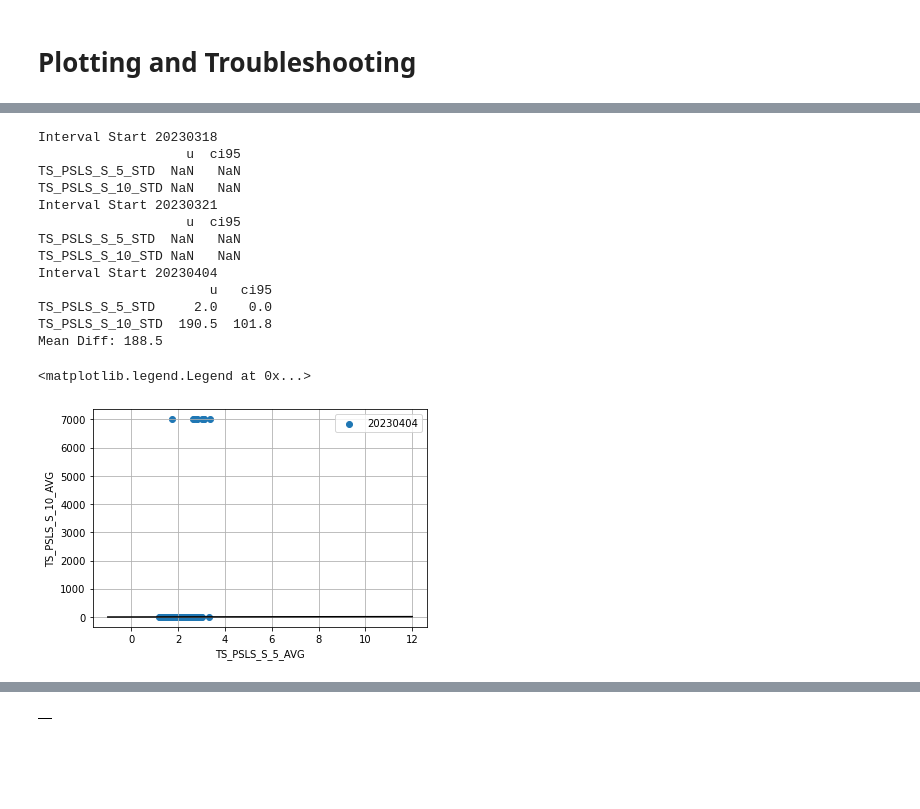
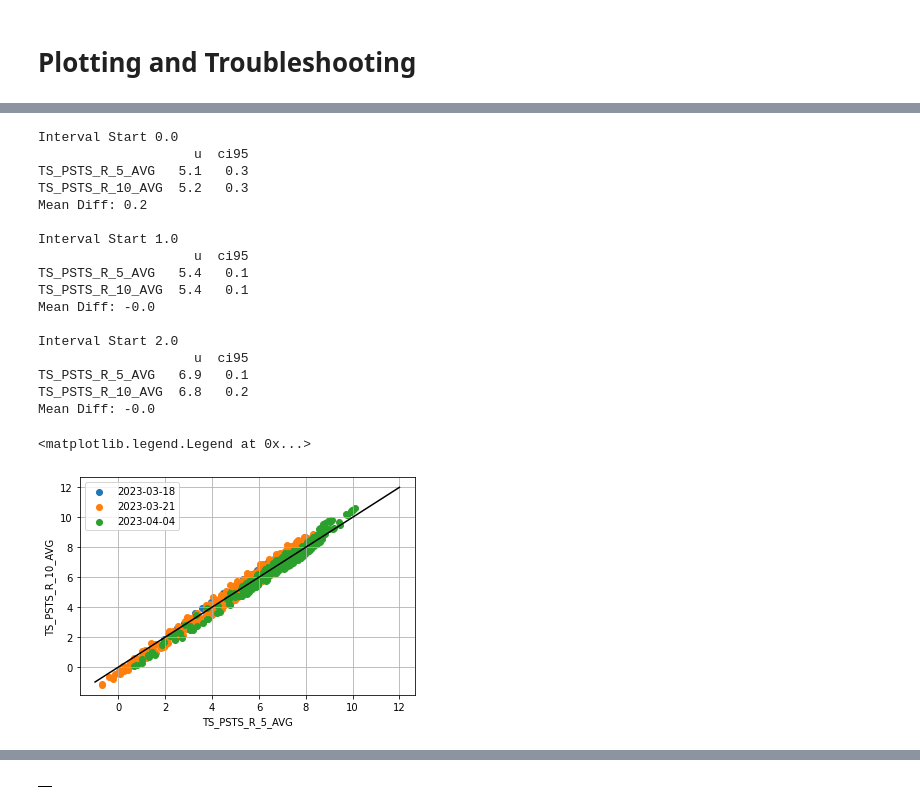
Before and after one commit to ubc-micromet/DataLogger_Programs, a Jupyter notebook: BBS/CompileSoilData.ipynb, the cells around one changed output, grey strips where cells are left out. Drawn from its saved outputs; the diff is of its cells as text; code cells hidden in the pictures; blank space fills up the shorter version.

```diff
--- a/BBS/CompileSoilData.ipynb
+++ b/BBS/CompileSoilData.ipynb
@@ -202,0 +176,24 @@ plt.tight_layout()
+# %%
+Ecosystems = ['PSLS','PSTS','PSW']
+Depths = ['5','10','30']
+Treatments = ['R','S']
+
+ByDay = AllData.resample('D').mean()
+
+fig,axes=plt.subplots(3,2,figsize=(10,10),sharey=True,sharex=True)
+for i,d in enumerate(Depths):
+    ax = axes[i]
+    for j,t in enumerate(Treatments):
+        cols = [f'TS_{eco}_{t}_{d}_AVG' for eco in Ecosystems]
+        ByDay[cols].plot(ax=ax[j])
+        ax[j].legend(Ecosystems)
+        ax[j].grid()
+        ax[j].set_title(f'{t} {d} cm')
+    ax[0].set_ylabel('$\circ$ C')
+
+ax[0].xaxis.set_major_formatter(mdates.DateFormatter('%Y-%m-%d'))
+ax[0].minorticks_off()
+fig.autofmt_xdate()
+
+plt.tight_layout(rect =[0,0,1,.97])
+plt.suptitle('Daily Soil Temperatures',fontsize=14)
@@ -203,6 +265,5 @@ plt.tight_layout()
 # %%
 from scipy import stats
-
 def Compare(Subset):
 
        U = Subset.mean()
@@ -210,57 +271,56 @@ def Compare(Subset):
        C = Subset.count()
        CI = np.round((S/C**.5)*stats.t.ppf(.95,C),2)
        C = C.to_frame()
 
        C['n'] = C[0]
        C['u'] = U
        C['std'] = S
        C['ci95'] = C['std']/C['n']**.5*stats.t.ppf(0.95,C['n'])
 
        print(C[['u','ci95']].round(1))
 
        print('Mean Diff:', C['u'].diff().dropna().round(1).values[0])
        print()
 
-
-pos_x,treatment_x,depth_x,agg='PSLS','S','5','STD'
-pos_y,treatment_y,depth_y,agg='PSLS','S','10','STD'
+var_x,pos_x,treatment_x,depth_x,agg='TS','PSTS','R','5','AVG'
+var_y,pos_y,treatment_y,depth_y,agg='TS','PSTS','R','10','AVG'
 
 fig,ax=plt.subplots()
 
-for i in AllData['Interval_ID'].dropna().unique():
+for i in AllData['Service_ID'].dropna().unique():
        try:
               print('Interval Start',i)
-              Subset = AllData.loc[AllData['Interval_ID']==i,
-                     [f'TS_{pos_x}_{treatment_x}_{depth_x}_{agg}',
-                     f'TS_{pos_y}_{treatment_y}_{depth_y}_{agg}']]
+              X = f'{var_y}_{pos_x}_{treatment_x}_{depth_x}_{agg}'
+              Y = f'{var_y}_{pos_y}_{treatment_y}_{depth_y}_{agg}'
+              Subset = AllData.loc[AllData['Service_ID']==i,[X,Y]]
               Compare(Subset)
-
-              ax.scatter(Subset[f'TS_{pos_x}_{treatment_x}_{depth_x}_{agg}'],
-                     Subset[f'TS_{pos_y}_{treatment_y}_{depth_y}_{agg}'],
-                     label=str(i)
-                     )
+              ax.scatter(Subset[X],Subset[Y],label=Interval_IDs[i])
        except:
               pass
 ax.plot([-1,12],[-1,12],color='k')
 ax.grid()
 ax.set_xlabel(f'TS_{pos_x}_{treatment_x}_{depth_x}_AVG')
 ax.set_ylabel(f'TS_{pos_y}_{treatment_y}_{depth_y}_AVG')
 
 ax.legend()
 # %% [output]
-Interval Start 20230318
-                   u  ci95
-TS_PSLS_S_5_STD  NaN   NaN
-TS_PSLS_S_10_STD NaN   NaN
-Interval Start 20230321
-                   u  ci95
-TS_PSLS_S_5_STD  NaN   NaN
-TS_PSLS_S_10_STD NaN   NaN
-Interval Start 20230404
-                      u   ci95
-TS_PSLS_S_5_STD     2.0    0.0
-TS_PSLS_S_10_STD  190.5  101.8
-Mean Diff: 188.5
+Interval Start 0.0
+                    u  ci95
+TS_PSTS_R_5_AVG   5.1   0.3
+TS_PSTS_R_10_AVG  5.2   0.3
+Mean Diff: 0.2
+
+Interval Start 1.0
+                    u  ci95
+TS_PSTS_R_5_AVG   5.4   0.1
+TS_PSTS_R_10_AVG  5.4   0.1
+Mean Diff: -0.0
+
+Interval Start 2.0
+                    u  ci95
+TS_PSTS_R_5_AVG   6.9   0.1
+TS_PSTS_R_10_AVG  6.8   0.2
+Mean Diff: -0.0
 <matplotlib.legend.Legend at 0x...>
-[figure, old version]
+[figure, new version]
 # %%
```
Also changed, not shown: parts of 14 cells of this notebook, 1 other file.
